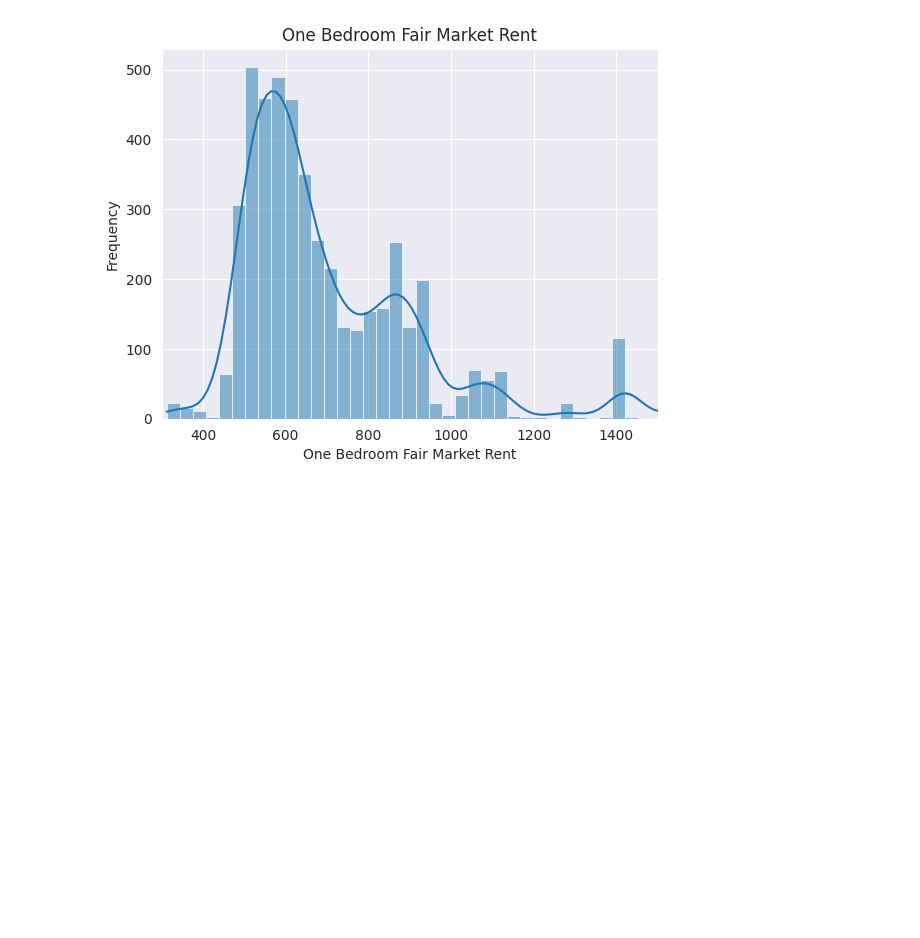
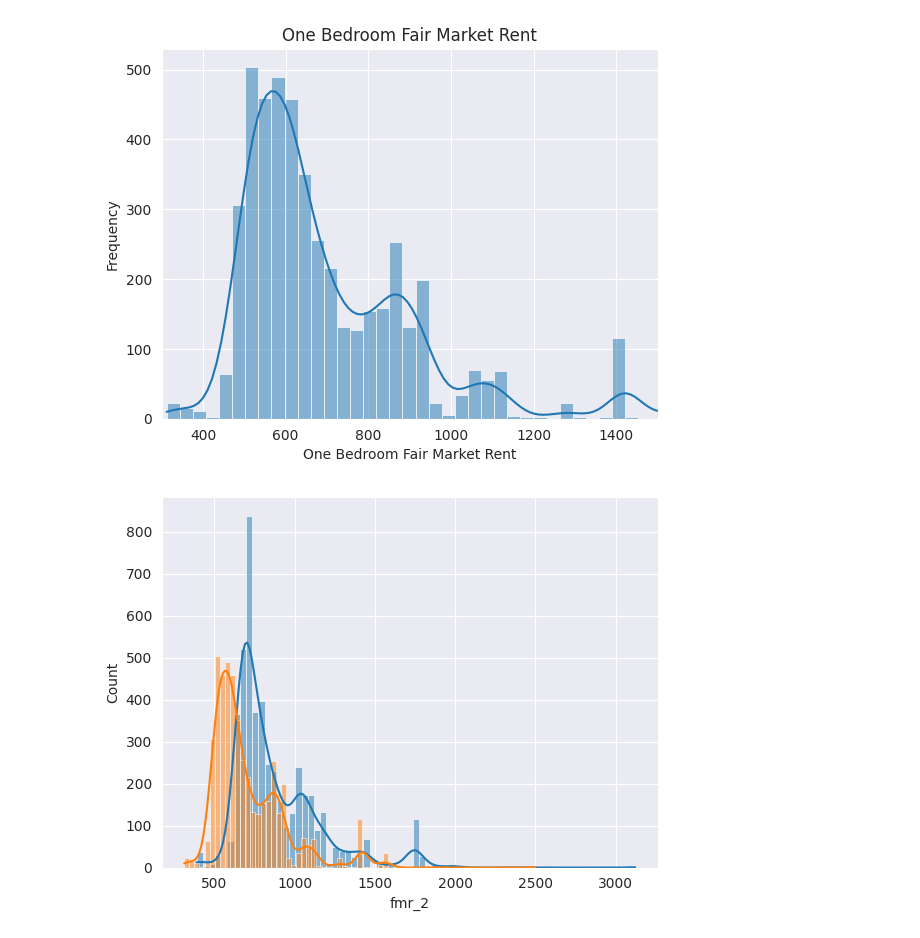
Before and after one commit to Kinetics20/Data_viz_lab, a Jupyter notebook: seaborn_3.ipynb, the cells around one changed output. Saved outputs shown, nothing was run; the diff lists cells and outputs as text; code cells hidden in the pictures; blank space fills up the shorter version.

```diff
--- a/seaborn_3.ipynb
+++ b/seaborn_3.ipynb
@@ -64,3 +64,13 @@ ax.set(
 plt.show()
 # %% [output]
 [figure]
+# %%
+fig, ax = plt.subplots()
+
+sns.histplot(df['fmr_2'], ax=ax, kde=True)
+sns.histplot(df['fmr_1'], ax=ax, kde=True)
+
+sns.despine()
+plt.show()
+# %% [output]
+[figure, added]
```
Also changed, not shown: parts of 18 cells of this notebook, 1 other file.
